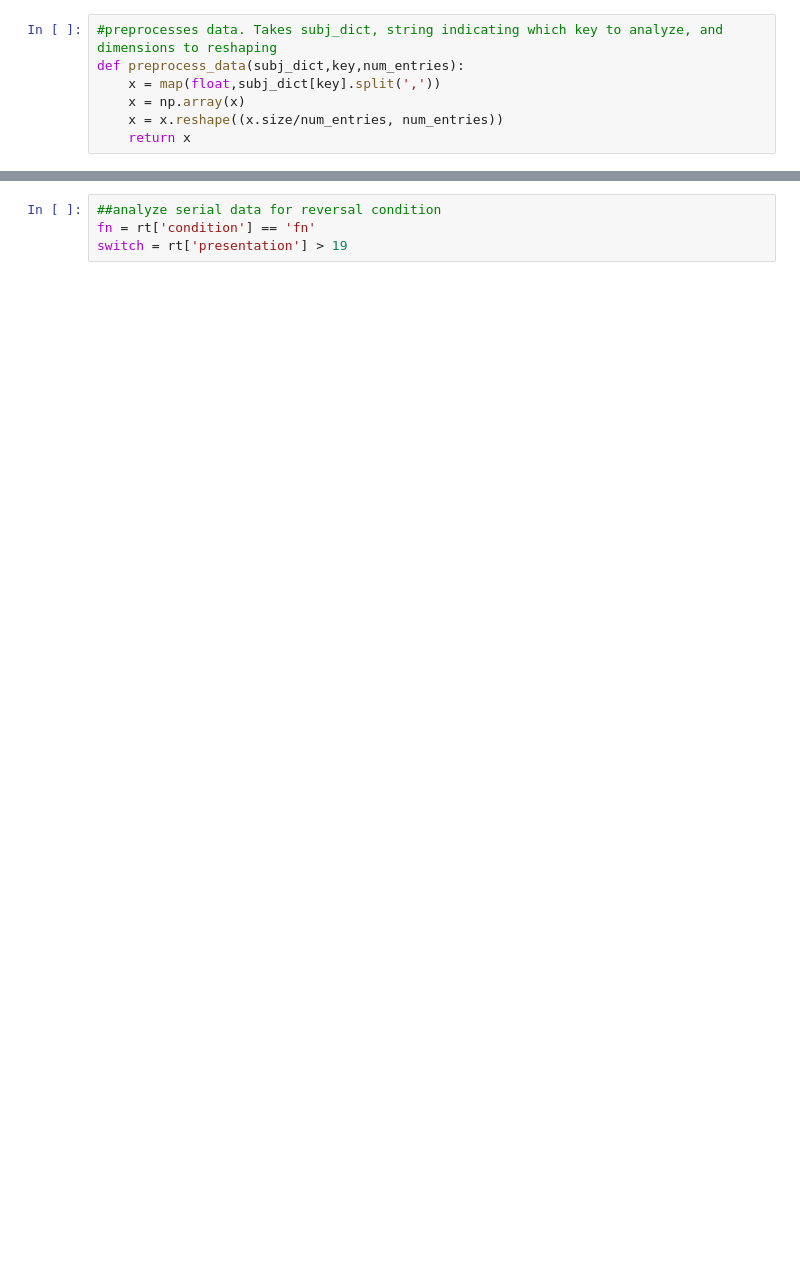
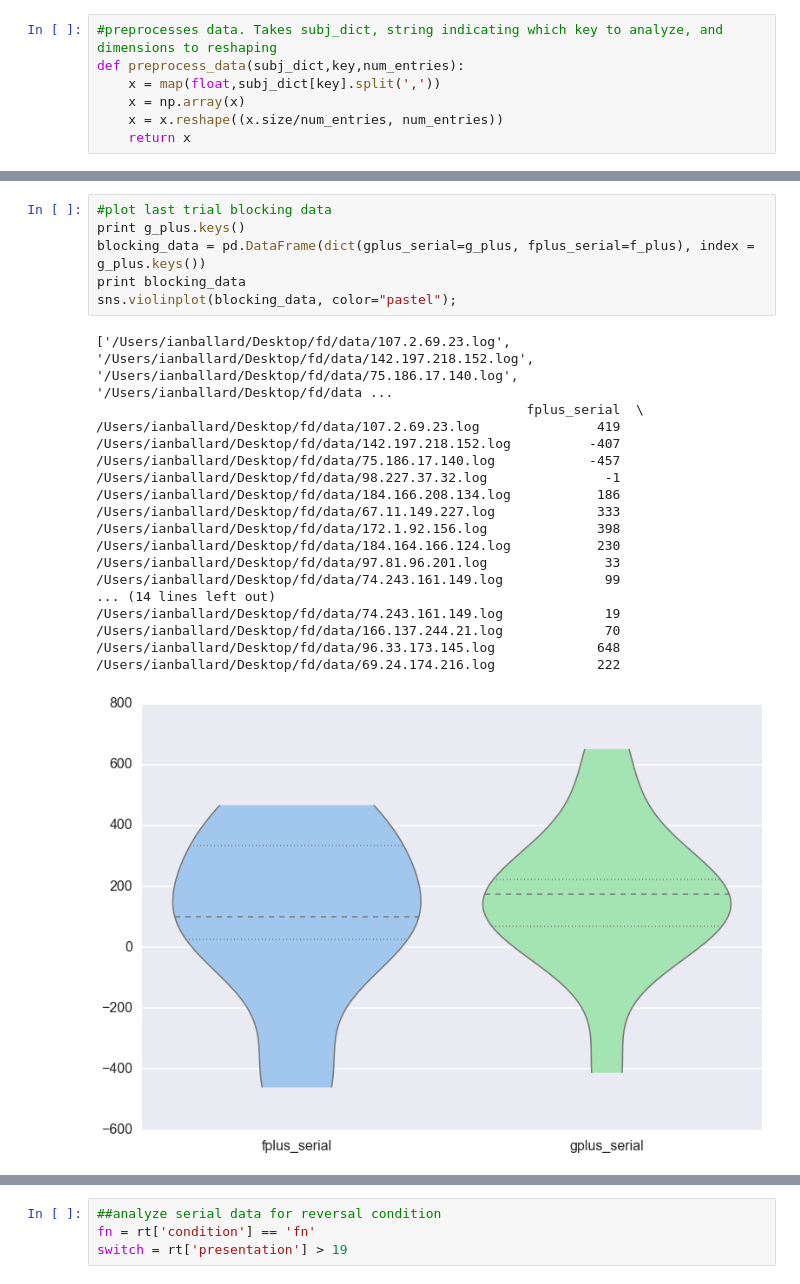
Before and after one commit to iancballard/feature-discrimination-analysis, a Jupyter notebook: analyze results.ipynb, the cells around one changed output, grey strips where cells are left out. Drawn from its saved outputs; the diff is of its cells as text; blank space fills up the shorter version.

Commit message:
updated code to do analysis for blocking version of FD

```diff
--- a/analyze results.ipynb
+++ b/analyze results.ipynb
@@ -211,3 +371,28 @@ True
+# %%
+#plot last trial blocking data
+print g_plus.keys()
+blocking_data = pd.DataFrame(dict(gplus_serial=g_plus, fplus_serial=f_plus), index = g_plus.keys())
+print blocking_data
+sns.violinplot(blocking_data, color="pastel");
+# %% [output]
+['/Users/ianballard/Desktop/fd/data/107.2.69.23.log', '/Users/ianballard/Desktop/fd/data/142.197.218.152.log', '/Users/ianballard/Desktop/fd/data/75.186.17.140.log', '/Users/ianballard/Desktop/fd/data ...
+                                                       fplus_serial  \
+/Users/ianballard/Desktop/fd/data/107.2.69.23.log               419
+/Users/ianballard/Desktop/fd/data/142.197.218.152.log          -407
+/Users/ianballard/Desktop/fd/data/75.186.17.140.log            -457
+/Users/ianballard/Desktop/fd/data/98.227.37.32.log               -1
+/Users/ianballard/Desktop/fd/data/184.166.208.134.log           186
+/Users/ianballard/Desktop/fd/data/67.11.149.227.log             333
+/Users/ianballard/Desktop/fd/data/172.1.92.156.log              398
+/Users/ianballard/Desktop/fd/data/184.164.166.124.log           230
+/Users/ianballard/Desktop/fd/data/97.81.96.201.log               33
+/Users/ianballard/Desktop/fd/data/74.243.161.149.log             99
+... (14 lines left out)
+/Users/ianballard/Desktop/fd/data/74.243.161.149.log             19
+/Users/ianballard/Desktop/fd/data/166.137.244.21.log             70
+/Users/ianballard/Desktop/fd/data/96.33.173.145.log             648
+/Users/ianballard/Desktop/fd/data/69.24.174.216.log             222
+[figure, added]
 # %%
 #do some basic analysis on time series data
 #         learning_fp = np.hstack([learning_fp , np.mean(ser_fp_rt[f][0:9]) - np.mean(ser_fp_rt[f][10:19])])
```
Also changed, not shown: parts of 7 cells of this notebook, 1 other file.
